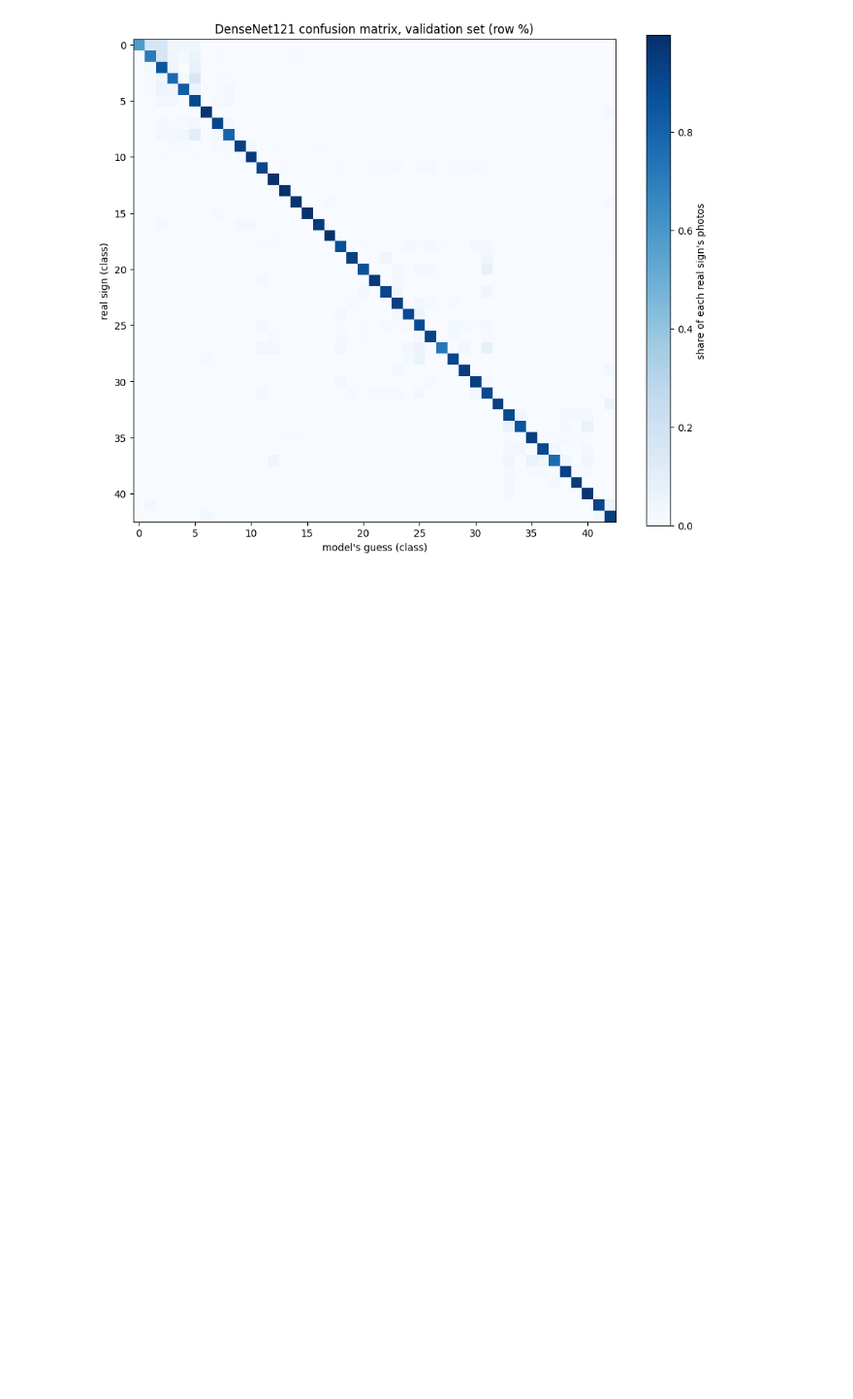
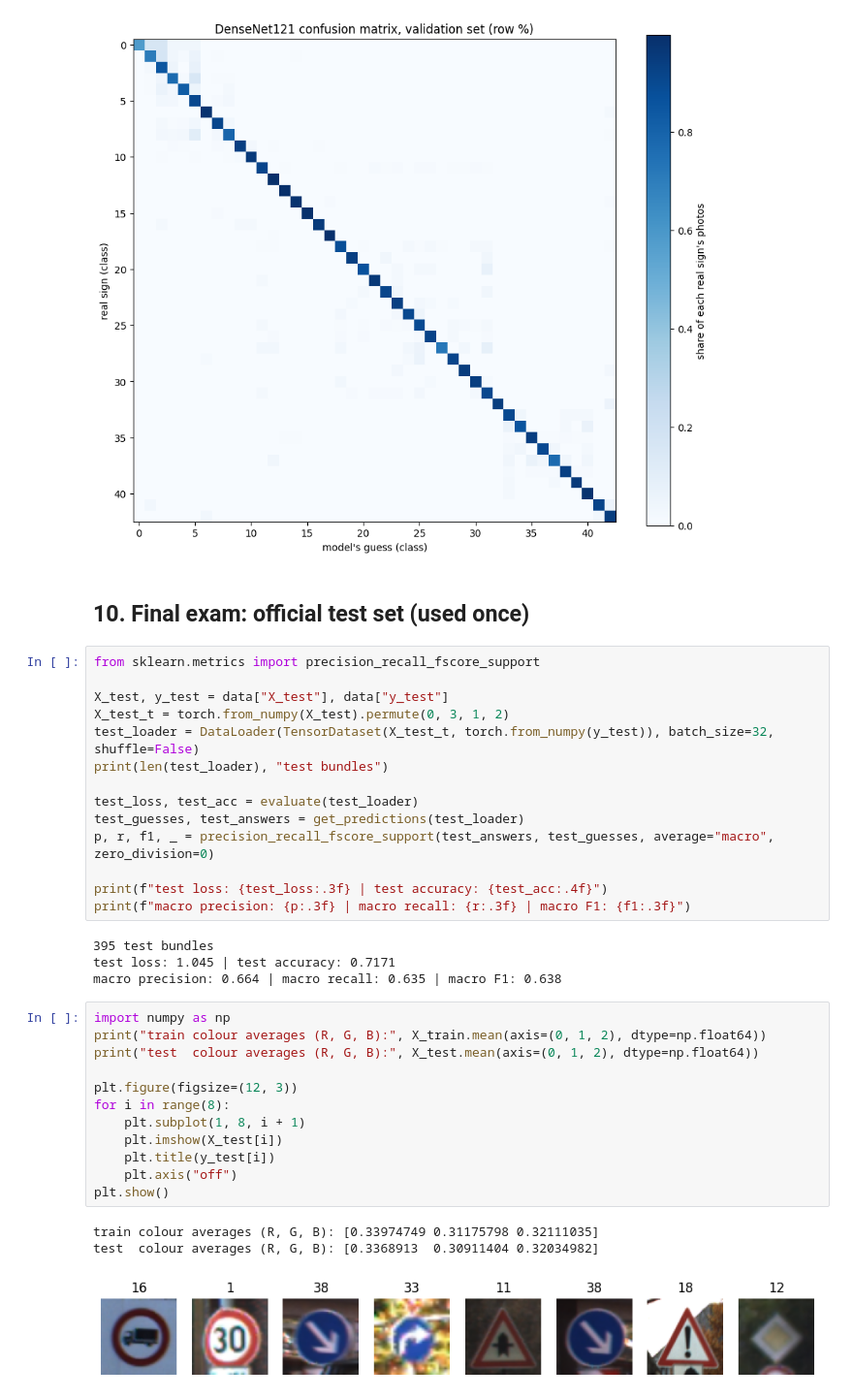
Before and after one commit to AaqibAR/DL_GroupProject, a Jupyter notebook: notebooks/densenet121_rahman.ipynb, the cells around one changed output. Shown at 97% size. Drawn from its saved outputs; the diff is of its cells as text; blank space fills up the shorter version.

Commit message:
Evaluate DenseNet121 on official test set (used once): accuracy 0.717, macro F1 0.638; add train/test data sanity check

```diff
--- a/notebooks/densenet121_rahman.ipynb
+++ b/notebooks/densenet121_rahman.ipynb
@@ -459,3 +459,39 @@ plt.show()
 # %% [output]
 where the missed 20 km/h signs went: {1: 5, 2: 5, 3: 1, 4: 1, 5: 1}
 [figure]
+# %% [markdown]
+## 10. Final exam: official test set (used once)
+# %%
+from sklearn.metrics import precision_recall_fscore_support
+
+X_test, y_test = data["X_test"], data["y_test"]
+X_test_t = torch.from_numpy(X_test).permute(0, 3, 1, 2)
+test_loader = DataLoader(TensorDataset(X_test_t, torch.from_numpy(y_test)), batch_size=32, shuffle=False)
+print(len(test_loader), "test bundles")
+
+test_loss, test_acc = evaluate(test_loader)
+test_guesses, test_answers = get_predictions(test_loader)
+p, r, f1, _ = precision_recall_fscore_support(test_answers, test_guesses, average="macro", zero_division=0)
+
+print(f"test loss: {test_loss:.3f} | test accuracy: {test_acc:.4f}")
+print(f"macro precision: {p:.3f} | macro recall: {r:.3f} | macro F1: {f1:.3f}")
+# %% [output]
+395 test bundles
+test loss: 1.045 | test accuracy: 0.7171
+macro precision: 0.664 | macro recall: 0.635 | macro F1: 0.638
+# %%
+import numpy as np
+print("train colour averages (R, G, B):", X_train.mean(axis=(0, 1, 2), dtype=np.float64))
+print("test  colour averages (R, G, B):", X_test.mean(axis=(0, 1, 2), dtype=np.float64))
+
+plt.figure(figsize=(12, 3))
+for i in range(8):
+    plt.subplot(1, 8, i + 1)
+    plt.imshow(X_test[i])
+    plt.title(y_test[i])
+    plt.axis("off")
+plt.show()
+# %% [output]
+train colour averages (R, G, B): [0.33974749 0.31175798 0.32111035]
+test  colour averages (R, G, B): [0.3368913  0.30911404 0.32034982]
+[figure, added]
```
Also changed, not shown: parts of 5 cells of this notebook.
